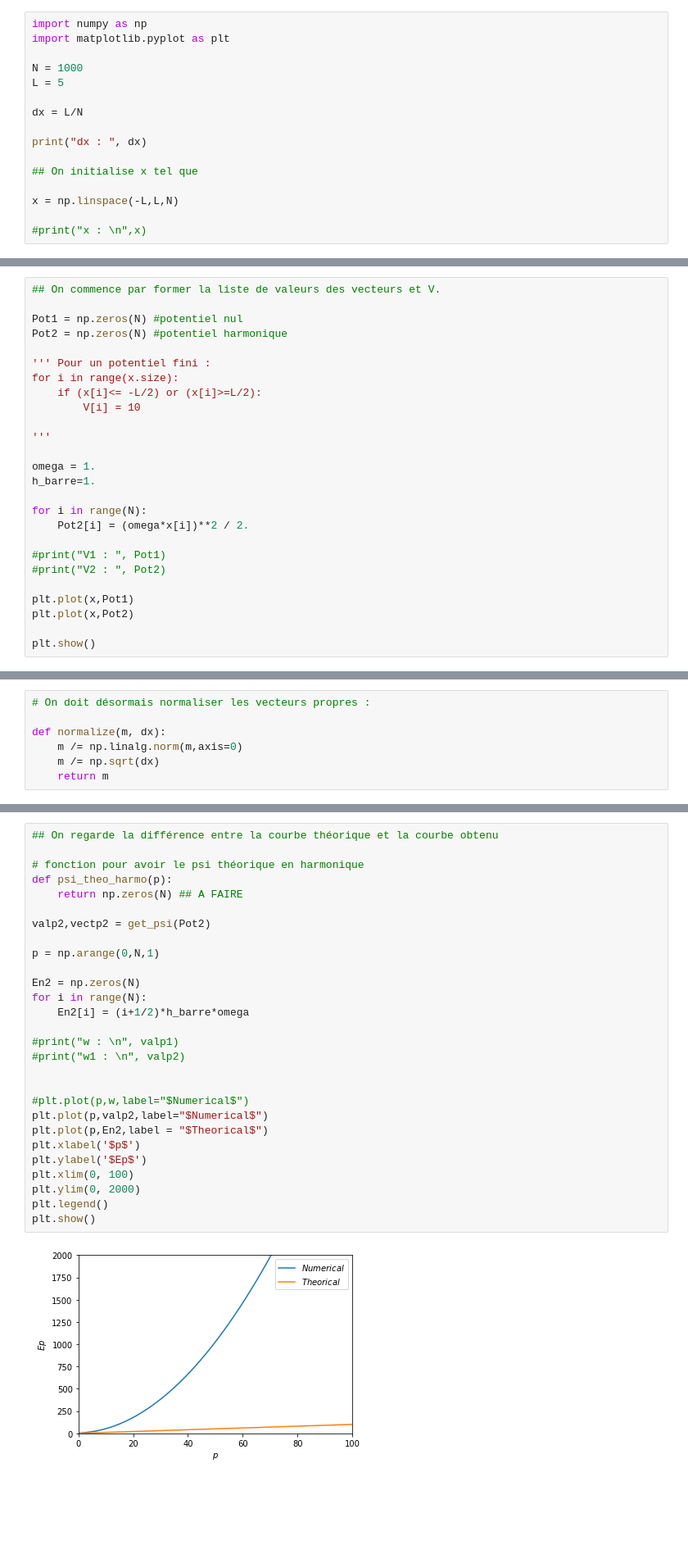
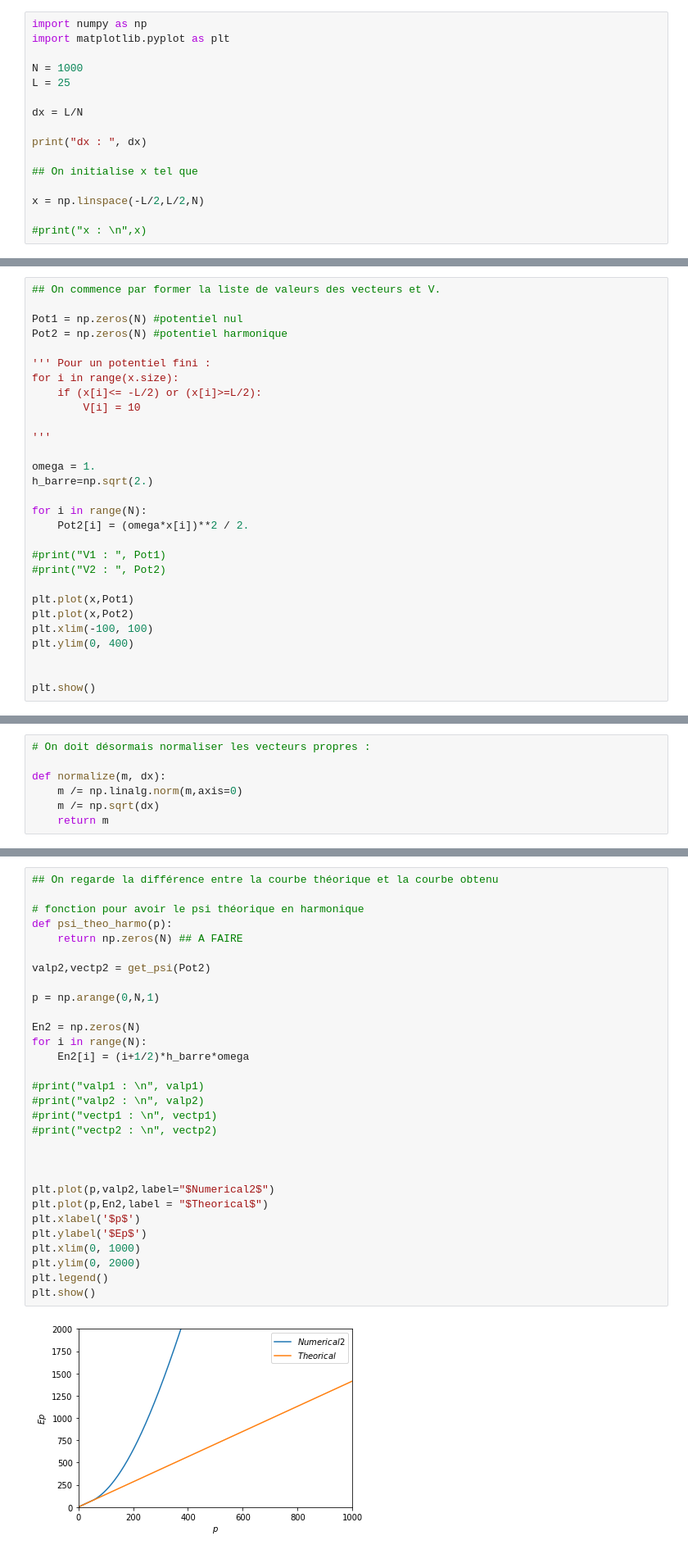
Before and after one commit to lucasboistay/shrodinger_simulation, a Jupyter notebook: anto.ipynb, the cells around one changed output, grey strips where cells are left out. Shown at 82% size. Cells and saved outputs as stored; diff of their text form; blank space fills up the shorter version.

```diff
--- a/anto.ipynb
+++ b/anto.ipynb
@@ -10,7 +10,7 @@ import numpy as np
 import matplotlib.pyplot as plt
 
 N = 1000
-L = 5
+L = 25
 
 dx = L/N
 
@@ -18,7 +18,7 @@ print("dx : ", dx)
 
 ## On initialise x tel que
 
-x = np.linspace(-L,L,N)
+x = np.linspace(-L/2,L/2,N)
 
 #print("x : \n",x)
 # %% [output]
@@ -37,7 +37,7 @@ for i in range(x.size):
 '''
 
 omega = 1.
-h_barre=1.
+h_barre=np.sqrt(2.)
 
 for i in range(N):
     Pot2[i] = (omega*x[i])**2 / 2.
@@ -47,6 +47,9 @@ for i in range(N):
 
 plt.plot(x,Pot1)
 plt.plot(x,Pot2)
+plt.xlim(-100, 100)
+plt.ylim(0, 400)
+
 
 plt.show()
 # %% [output]
@@ -161,33 +164,35 @@ get_graph(valp1,vectp1,"puit_infini",psi_theo)
 # %%
 ## On regarde la différence entre la courbe théorique et la courbe obtenu
 
 # fonction pour avoir le psi théorique en harmonique
 def psi_theo_harmo(p):
     return np.zeros(N) ## A FAIRE
 
 valp2,vectp2 = get_psi(Pot2)
 
 p = np.arange(0,N,1)
 
 En2 = np.zeros(N)
 for i in range(N):
     En2[i] = (i+1/2)*h_barre*omega
 
-#print("w : \n", valp1)
-#print("w1 : \n", valp2)
+#print("valp1 : \n", valp1)
+#print("valp2 : \n", valp2)
+#print("vectp1 : \n", vectp1)
+#print("vectp2 : \n", vectp2)
 
 
-#plt.plot(p,w,label="$Numerical$")
-plt.plot(p,valp2,label="$Numerical$")
+
+plt.plot(p,valp2,label="$Numerical2$")
 plt.plot(p,En2,label = "$Theorical$")
 plt.xlabel('$p$')
 plt.ylabel('$Ep$')
-plt.xlim(0, 100)
+plt.xlim(0, 1000)
 plt.ylim(0, 2000)
 plt.legend()
 plt.show()
 # %% [output]
-[figure, old version]
+[figure, new version]
 # %%
 
 
```
Also changed, not shown: parts of 7 cells of this notebook.
